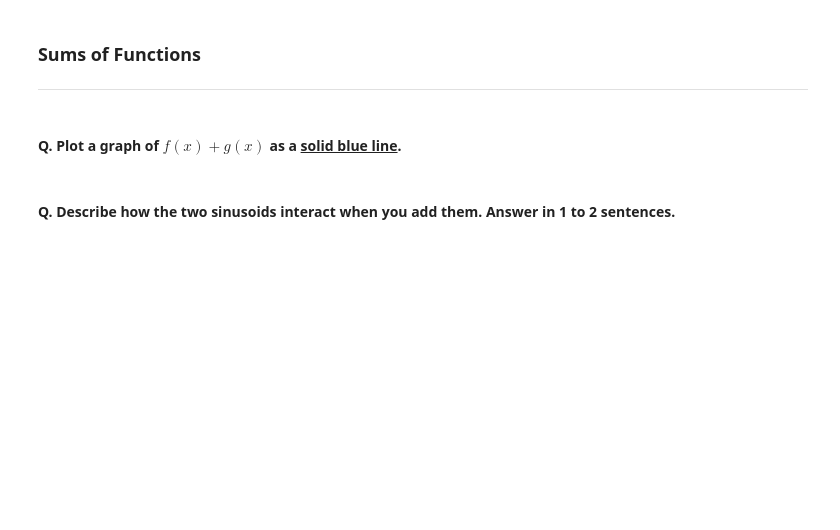
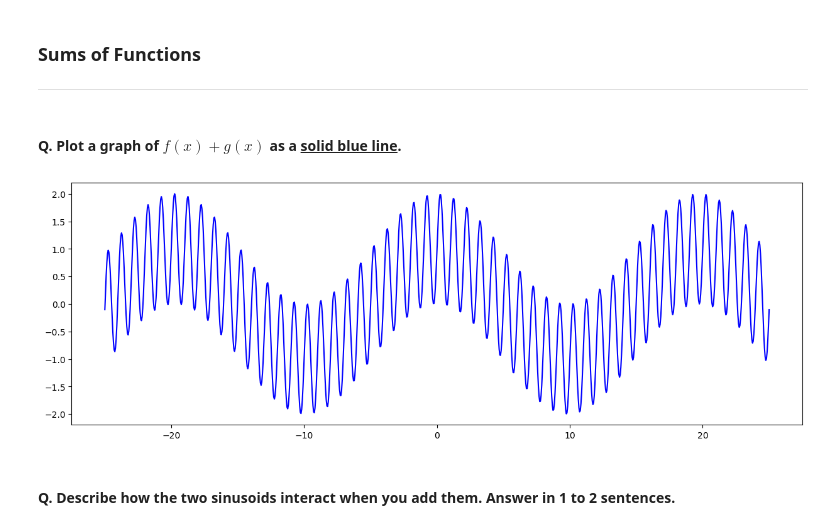
Before and after one commit to samsamotan/Quiz-1, a Jupyter notebook: Take Home Quiz 1 - Curve Fitting.ipynb, the cells around one changed output. Cells and saved outputs as stored; diff of their text form; code cells hidden in the pictures; blank space fills up the shorter version.

Commit message:
Part 1 Graphs Done

```diff
--- a/Take Home Quiz 1 - Curve Fitting.ipynb
+++ b/Take Home Quiz 1 - Curve Fitting.ipynb
@@ -69,3 +67,8 @@ Answer here.
+# %%
+plt.plot(x, f(x) + g(x), 'b-')
+plt.show()
+# %% [output]
+[figure, added]
 # %% [markdown]
 #### Q. Describe how the two sinusoids interact when you add them. Answer in 1 to 2 sentences.
 # %% [markdown]
```
Also changed, not shown: parts of 9 cells of this notebook.
